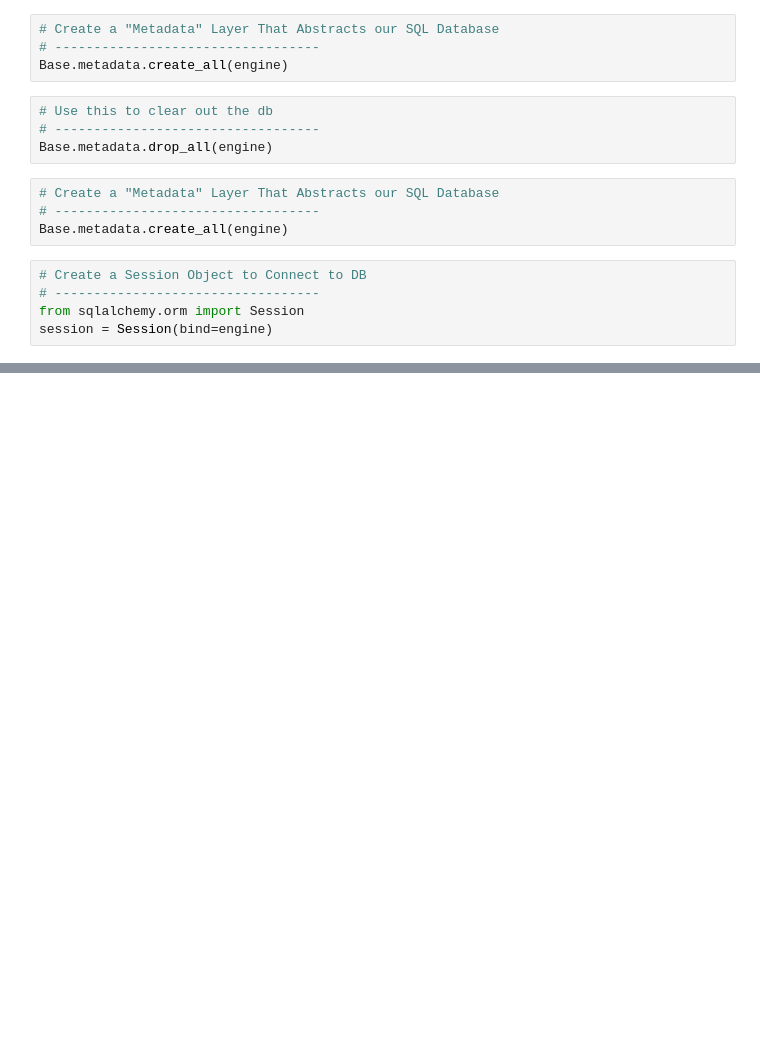
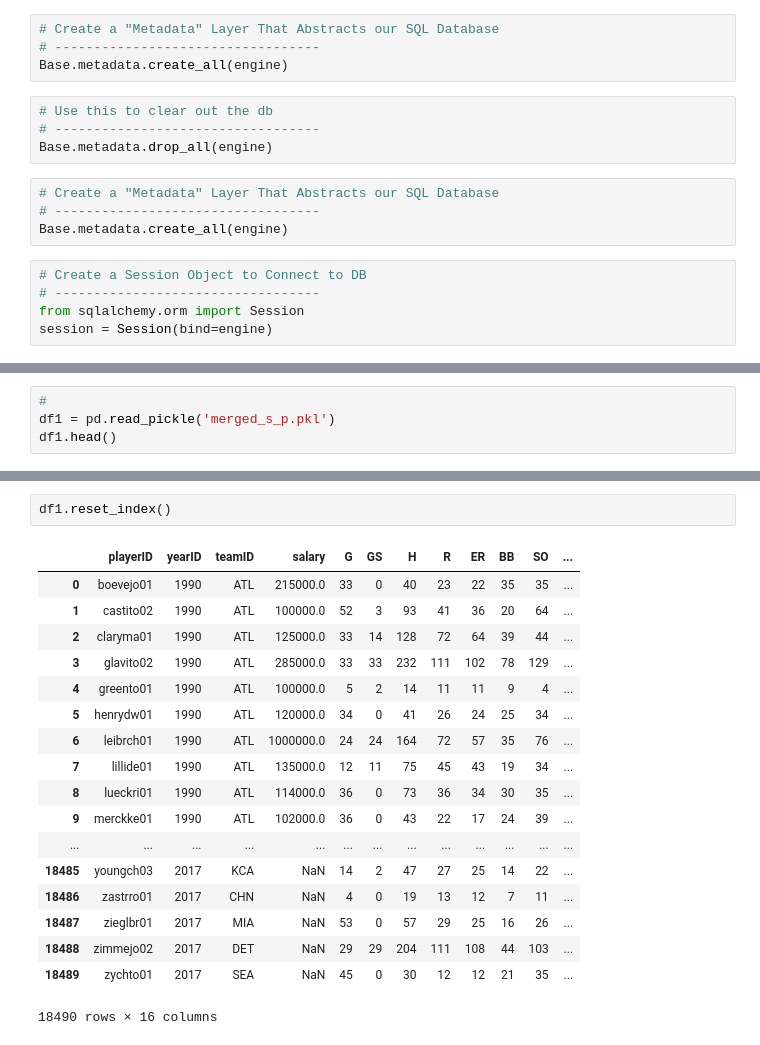
Before and after one commit to sueyahara/ETL_Project, a Jupyter notebook: Baseball_Database_prep.ipynb, the cells around one changed output, grey strips where cells are left out. Drawn from its saved outputs; the diff is of its cells as text; blank space fills up the shorter version.

```diff
--- a/Baseball_Database_prep.ipynb
+++ b/Baseball_Database_prep.ipynb
@@ -45,0 +46,4 @@ existing_databases = [d[0] for d in existing_databases]
+# %%
+#
+df1 = pd.read_pickle('merged_s_p.pkl')
+df1.head()
@@ -45,0 +58,21 @@ existing_databases = [d[0] for d in existing_databases]
+# %%
+df1.reset_index()
+# %% [output]
+|  | playerID | yearID | teamID | salary | G | GS | H | R | ER | BB | SO | ... |
+| 0 | boevejo01 | 1990 | ATL | 215000.0 | 33 | 0 | 40 | 23 | 22 | 35 | 35 | ... |
+| 1 | castito02 | 1990 | ATL | 100000.0 | 52 | 3 | 93 | 41 | 36 | 20 | 64 | ... |
+| 2 | claryma01 | 1990 | ATL | 125000.0 | 33 | 14 | 128 | 72 | 64 | 39 | 44 | ... |
+| 3 | glavito02 | 1990 | ATL | 285000.0 | 33 | 33 | 232 | 111 | 102 | 78 | 129 | ... |
+| 4 | greento01 | 1990 | ATL | 100000.0 | 5 | 2 | 14 | 11 | 11 | 9 | 4 | ... |
+| 5 | henrydw01 | 1990 | ATL | 120000.0 | 34 | 0 | 41 | 26 | 24 | 25 | 34 | ... |
+| 6 | leibrch01 | 1990 | ATL | 1000000.0 | 24 | 24 | 164 | 72 | 57 | 35 | 76 | ... |
+| 7 | lillide01 | 1990 | ATL | 135000.0 | 12 | 11 | 75 | 45 | 43 | 19 | 34 | ... |
+| 8 | lueckri01 | 1990 | ATL | 114000.0 | 36 | 0 | 73 | 36 | 34 | 30 | 35 | ... |
+| 9 | merckke01 | 1990 | ATL | 102000.0 | 36 | 0 | 43 | 22 | 17 | 24 | 39 | ... |
+| ... | ... | ... | ... | ... | ... | ... | ... | ... | ... | ... | ... | ... |
+| 18485 | youngch03 | 2017 | KCA | NaN | 14 | 2 | 47 | 27 | 25 | 14 | 22 | ... |
+| 18486 | zastrro01 | 2017 | CHN | NaN | 4 | 0 | 19 | 13 | 12 | 7 | 11 | ... |
+| 18487 | zieglbr01 | 2017 | MIA | NaN | 53 | 0 | 57 | 29 | 25 | 16 | 26 | ... |
+| 18488 | zimmejo02 | 2017 | DET | NaN | 29 | 29 | 204 | 111 | 108 | 44 | 103 | ... |
+| 18489 | zychto01 | 2017 | SEA | NaN | 45 | 0 | 30 | 12 | 12 | 21 | 35 | ... |
+18490 rows × 16 columns
```
Also changed, not shown: parts of 13 cells of this notebook, 1 other file.
